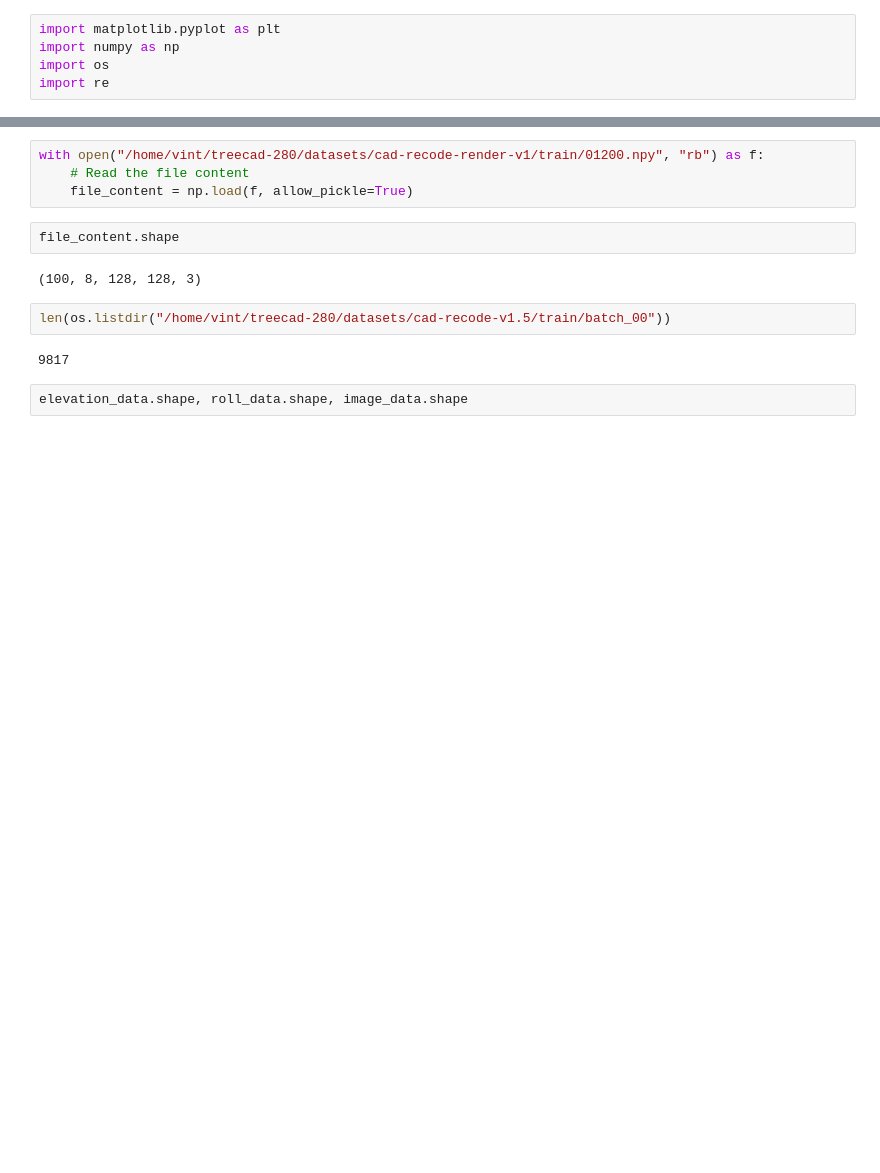
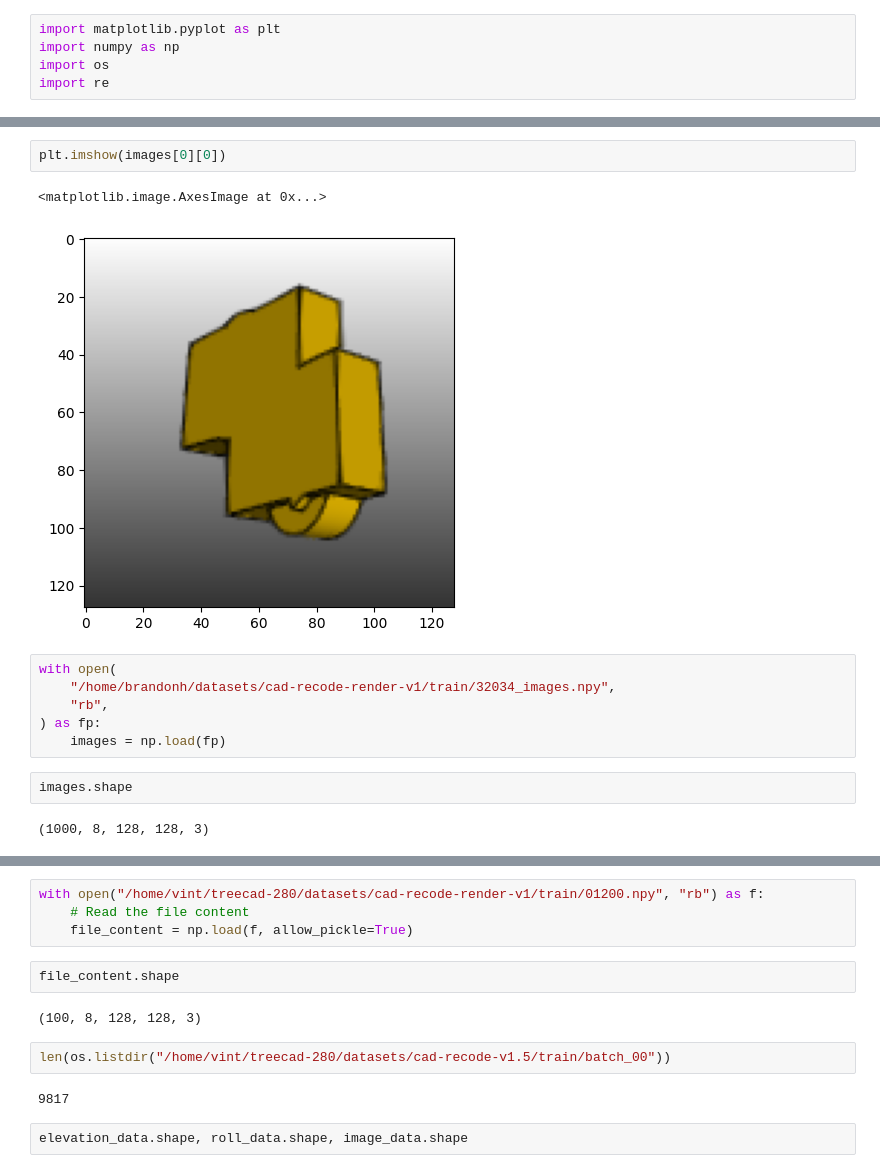
Before and after one commit to Bransthre/treecad-280, a Jupyter notebook: src/decide_angles.ipynb, the cells around one changed output, grey strips where cells are left out. Drawn from its saved outputs; the diff is of its cells as text; blank space fills up the shorter version.

```diff
--- a/src/decide_angles.ipynb
+++ b/src/decide_angles.ipynb
@@ -5,0 +22,15 @@ import re
+# %%
+plt.imshow(images[0][0])
+# %% [output]
+<matplotlib.image.AxesImage at 0x...>
+[figure, added]
+# %%
+with open(
+    "/home/brandonh/datasets/cad-recode-render-v1/train/32034_images.npy",
+    "rb",
+) as fp:
+    images = np.load(fp)
+# %%
+images.shape
+# %% [output]
+(1000, 8, 128, 128, 3)
```
Also changed, not shown: parts of 5 cells of this notebook, 6 other files.
